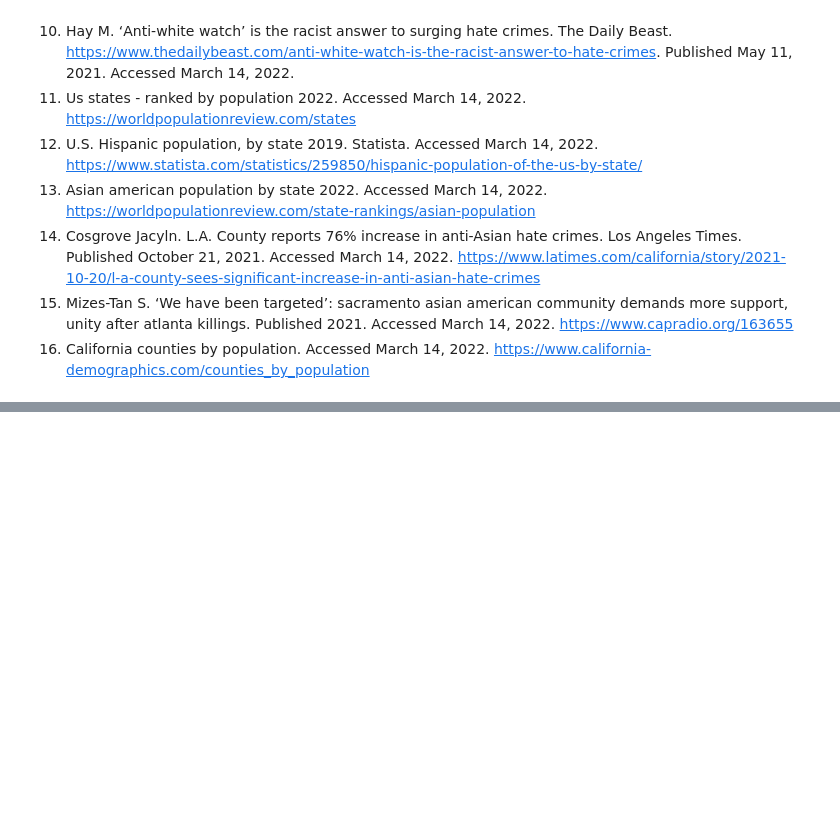
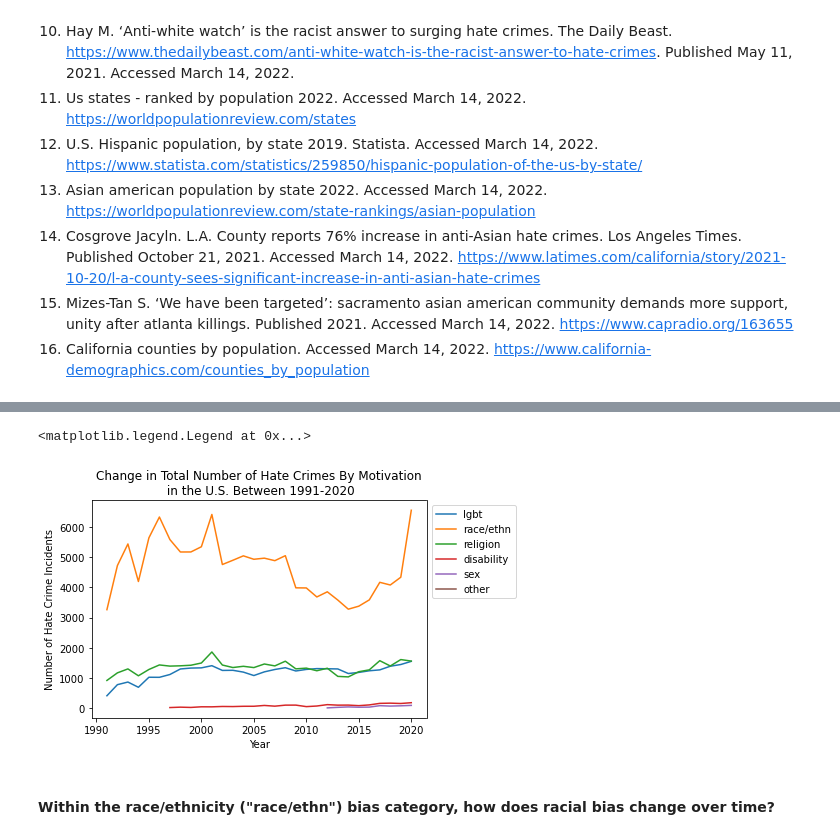
Before and after one commit to shraddha1803/STA_141B_Project, a Jupyter notebook: analysis/project_report.ipynb, the cells around one changed output, grey strips where cells are left out. Drawn from its saved outputs; the diff is of its cells as text; code cells hidden in the pictures; blank space fills up the shorter version.

```diff
--- a/analysis/project_report.ipynb
+++ b/analysis/project_report.ipynb
@@ -163,0 +379,12 @@ Click for interactive map: <a href="./figures/CA_racebias_20.html">Total Number
+# %%
+# Line plot of number of reported hate crimes by bias category over the years
+num_bias_hc_plt = sns.lineplot(data = num_bias_hc[["year", "num_bias_cat", "bias_cat"]], x = "year",
+                               y = "num_bias_cat", hue = "bias_cat")
+num_bias_hc_plt.set(xlabel = "Year", ylabel = "Number of Hate Crime Incidents",
+                title = "Change in Total Number of Hate Crimes By Motivation\n in the U.S. Between 1991-2020")
+plt.legend(bbox_to_anchor = [1, 1])
+# %% [output]
+<matplotlib.legend.Legend at 0x...>
+[figure, added]
+# %% [markdown]
+#### Within the race/ethnicity ("race/ethn") bias category, how does racial bias change over time?
```
Also changed, not shown: parts of 64 cells of this notebook, 1 other file.
